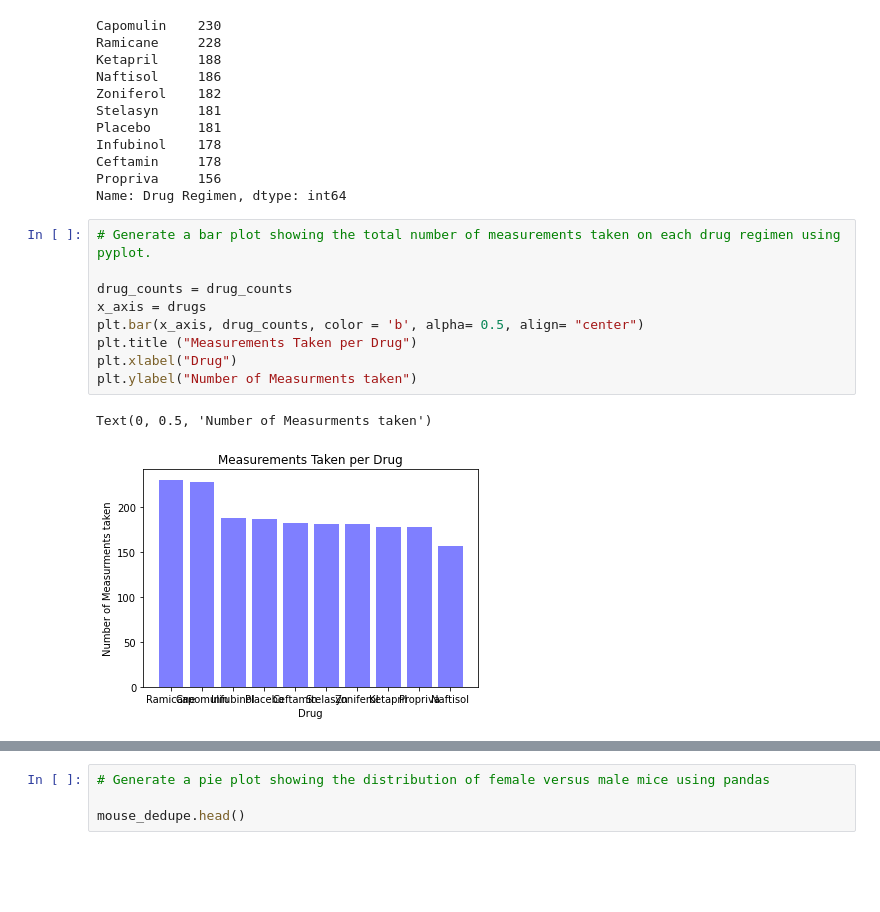
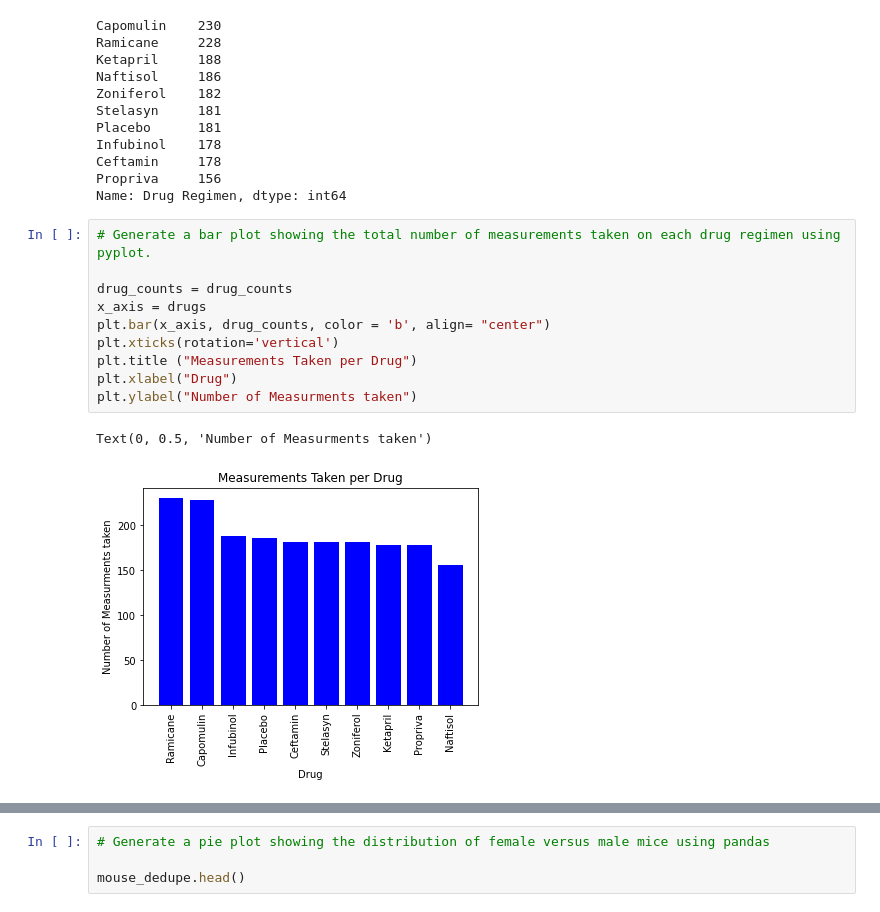
Before and after one commit to mattinglyjen/Matplotlib, a Jupyter notebook: Instructions/Pymaceuticals/pymaceuticals_starter.ipynb, the cells around one changed output, grey strips where cells are left out. Saved outputs shown, nothing was run; the diff lists cells and outputs as text; blank space fills up the shorter version.

```diff
--- a/Instructions/Pymaceuticals/pymaceuticals_starter.ipynb
+++ b/Instructions/Pymaceuticals/pymaceuticals_starter.ipynb
@@ -139,12 +139,13 @@ Name: Drug Regimen, dtype: int64
 # %%
 # Generate a bar plot showing the total number of measurements taken on each drug regimen using pyplot.
 
 drug_counts = drug_counts
 x_axis = drugs
-plt.bar(x_axis, drug_counts, color = 'b', alpha= 0.5, align= "center")
+plt.bar(x_axis, drug_counts, color = 'b', align= "center")
+plt.xticks(rotation='vertical')
 plt.title ("Measurements Taken per Drug")
 plt.xlabel("Drug")
 plt.ylabel("Number of Measurments taken")
 # %% [output]
 Text(0, 0.5, 'Number of Measurments taken')
-[figure, old version]
+[figure, new version]
```
Also changed, not shown: parts of 1 cell of this notebook.
